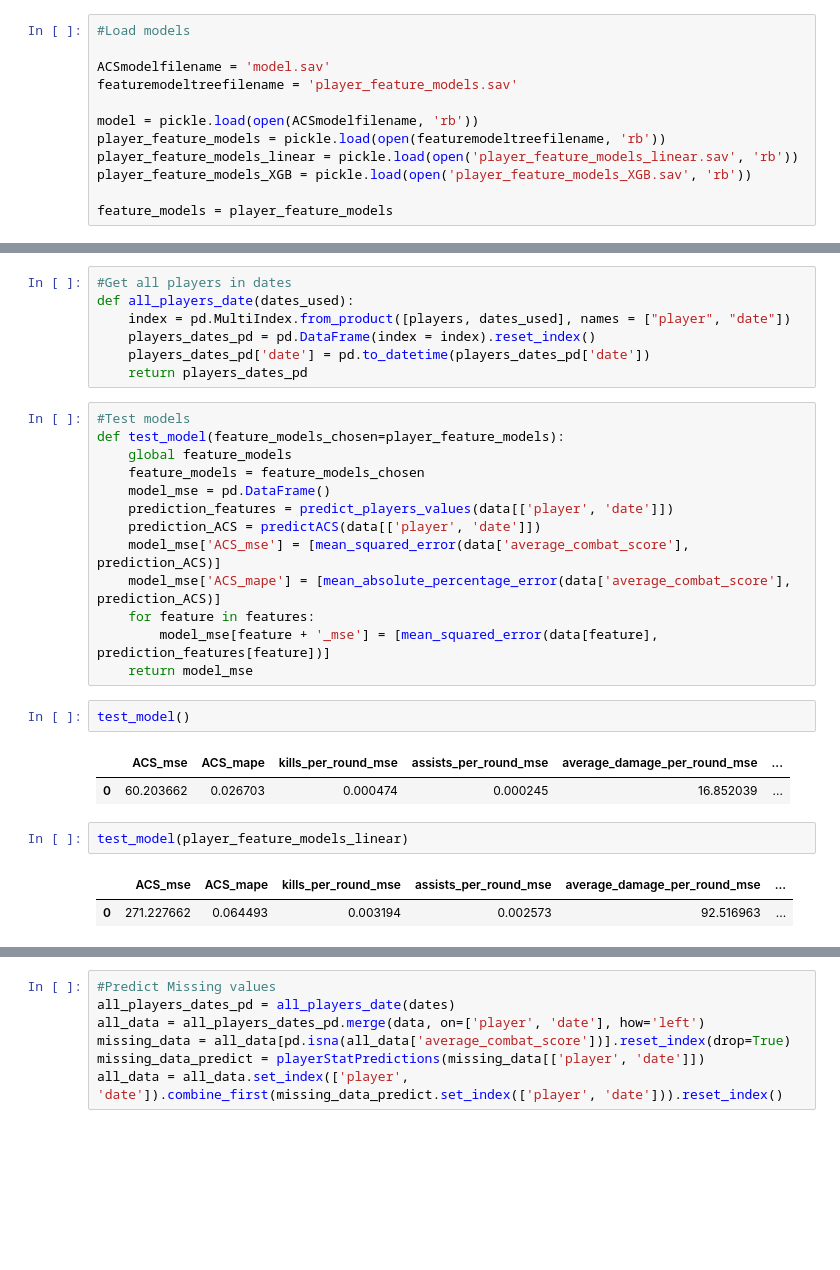
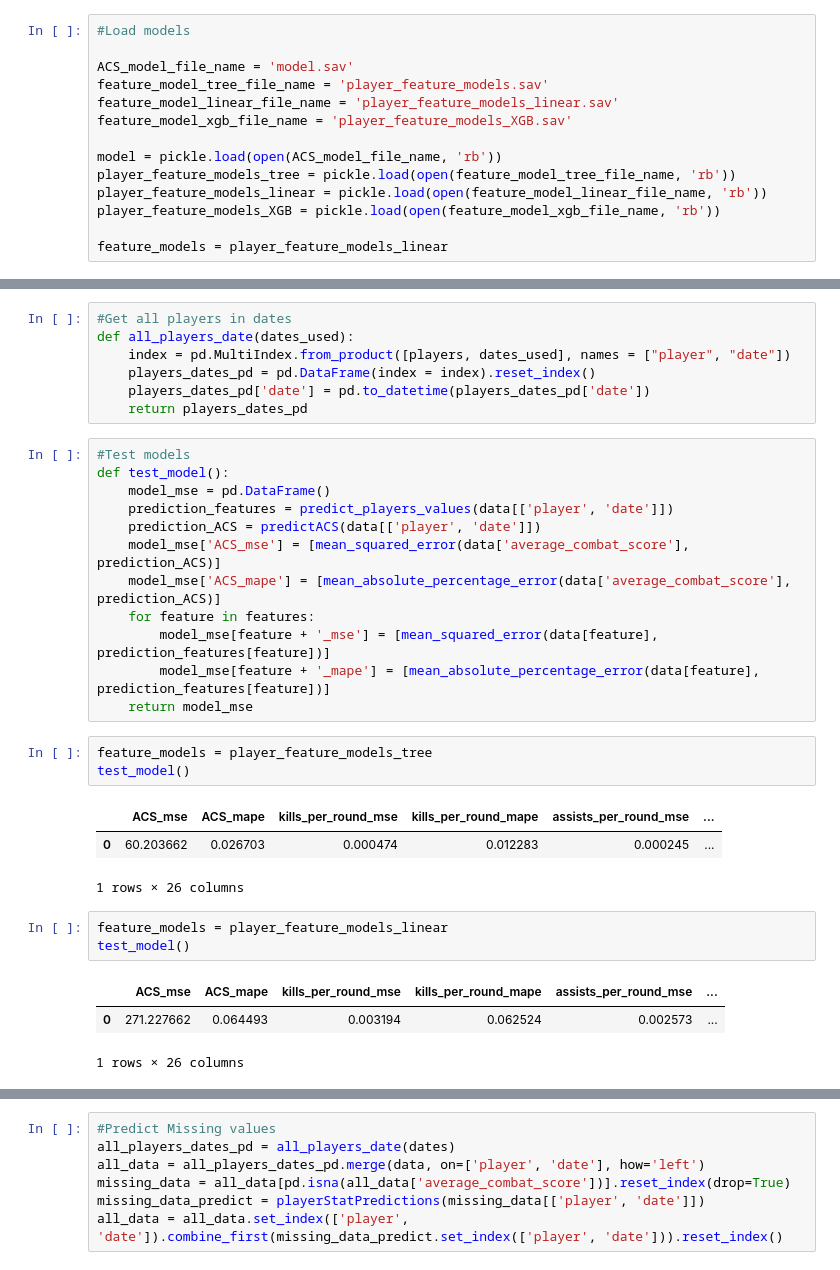
Before and after one commit to agbandong/valorant-boosted-tree, a Jupyter notebook: ACS_Prediction_Model_test.ipynb, the cells around one changed output, grey strips where cells are left out. Drawn from its saved outputs; the diff is of its cells as text; blank space fills up the shorter version.

```diff
--- a/ACS_Prediction_Model_test.ipynb
+++ b/ACS_Prediction_Model_test.ipynb
@@ -44,15 +43,17 @@ def months_from_2021(dates):
 # %%
 #Load models
 
-ACSmodelfilename = 'model.sav'
-featuremodeltreefilename = 'player_feature_models.sav'
+ACS_model_file_name = 'model.sav'
+feature_model_tree_file_name = 'player_feature_models.sav'
+feature_model_linear_file_name = 'player_feature_models_linear.sav'
+feature_model_xgb_file_name = 'player_feature_models_XGB.sav'
 
-model = pickle.load(open(ACSmodelfilename, 'rb'))
-player_feature_models = pickle.load(open(featuremodeltreefilename, 'rb'))
-player_feature_models_linear = pickle.load(open('player_feature_models_linear.sav', 'rb'))
-player_feature_models_XGB = pickle.load(open('player_feature_models_XGB.sav', 'rb'))
+model = pickle.load(open(ACS_model_file_name, 'rb'))
+player_feature_models_tree = pickle.load(open(feature_model_tree_file_name, 'rb'))
+player_feature_models_linear = pickle.load(open(feature_model_linear_file_name, 'rb'))
+player_feature_models_XGB = pickle.load(open(feature_model_xgb_file_name, 'rb'))
 
-feature_models = player_feature_models
+feature_models = player_feature_models_linear
 # %%
 #Predict Functions
 # %%
@@ -91,9 +92,7 @@ def all_players_date(dates_used):
     return players_dates_pd
 # %%
 #Test models
-def test_model(feature_models_chosen=player_feature_models):
-    global feature_models
-    feature_models = feature_models_chosen
+def test_model():
     model_mse = pd.DataFrame()
     prediction_features = predict_players_values(data[['player', 'date']])
     prediction_ACS = predictACS(data[['player', 'date']])
@@ -101,15 +100,20 @@ def test_model(feature_models_chosen=player_feature_models):
     model_mse['ACS_mape'] = [mean_absolute_percentage_error(data['average_combat_score'], prediction_ACS)]
     for feature in features:
         model_mse[feature + '_mse'] = [mean_squared_error(data[feature], prediction_features[feature])]
+        model_mse[feature + '_mape'] = [mean_absolute_percentage_error(data[feature], prediction_features[feature])]
     return model_mse
 # %%
+feature_models = player_feature_models_tree
 test_model()
 # %% [output]
-|  | ACS_mse | ACS_mape | kills_per_round_mse | assists_per_round_mse | average_damage_per_round_mse | ... |
-| 0 | 60.203662 | 0.026703 | 0.000474 | 0.000245 | 16.852039 | ... |
+|  | ACS_mse | ACS_mape | kills_per_round_mse | kills_per_round_mape | assists_per_round_mse | ... |
+| 0 | 60.203662 | 0.026703 | 0.000474 | 0.012283 | 0.000245 | ... |
+1 rows × 26 columns
 # %%
-test_model(player_feature_models_linear)
+feature_models = player_feature_models_linear
+test_model()
 # %% [output]
-|  | ACS_mse | ACS_mape | kills_per_round_mse | assists_per_round_mse | average_damage_per_round_mse | ... |
-| 0 | 271.227662 | 0.064493 | 0.003194 | 0.002573 | 92.516963 | ... |
+|  | ACS_mse | ACS_mape | kills_per_round_mse | kills_per_round_mape | assists_per_round_mse | ... |
+| 0 | 271.227662 | 0.064493 | 0.003194 | 0.062524 | 0.002573 | ... |
+1 rows × 26 columns
 # %%
```
Also changed, not shown: parts of 18 cells of this notebook.
